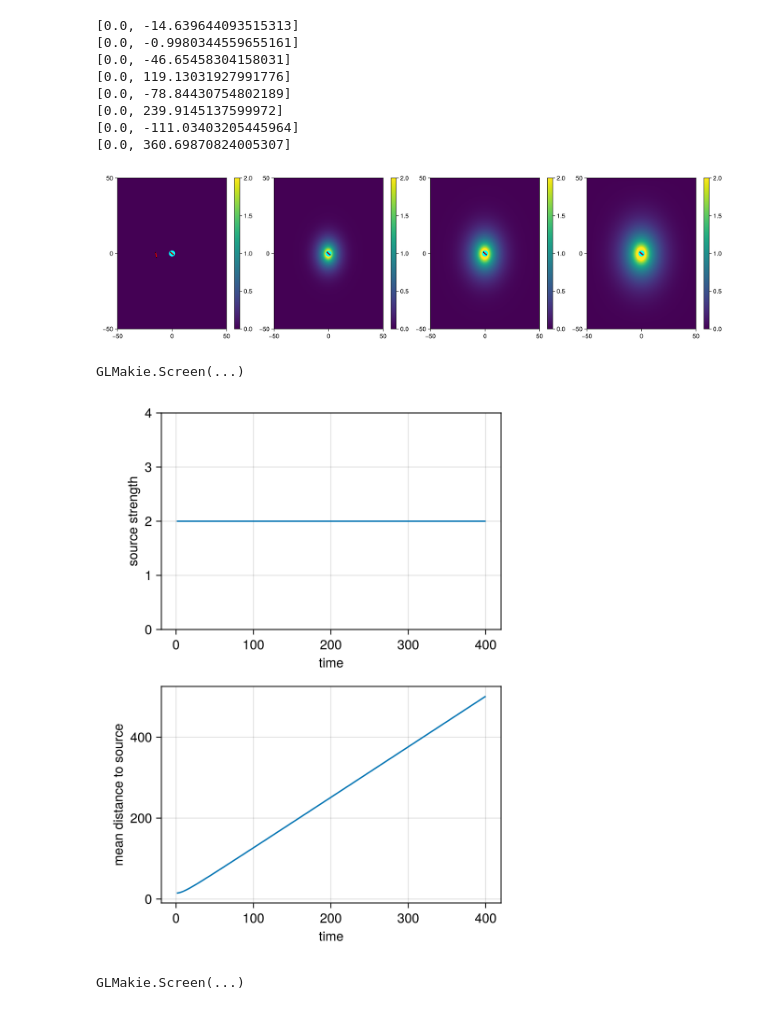
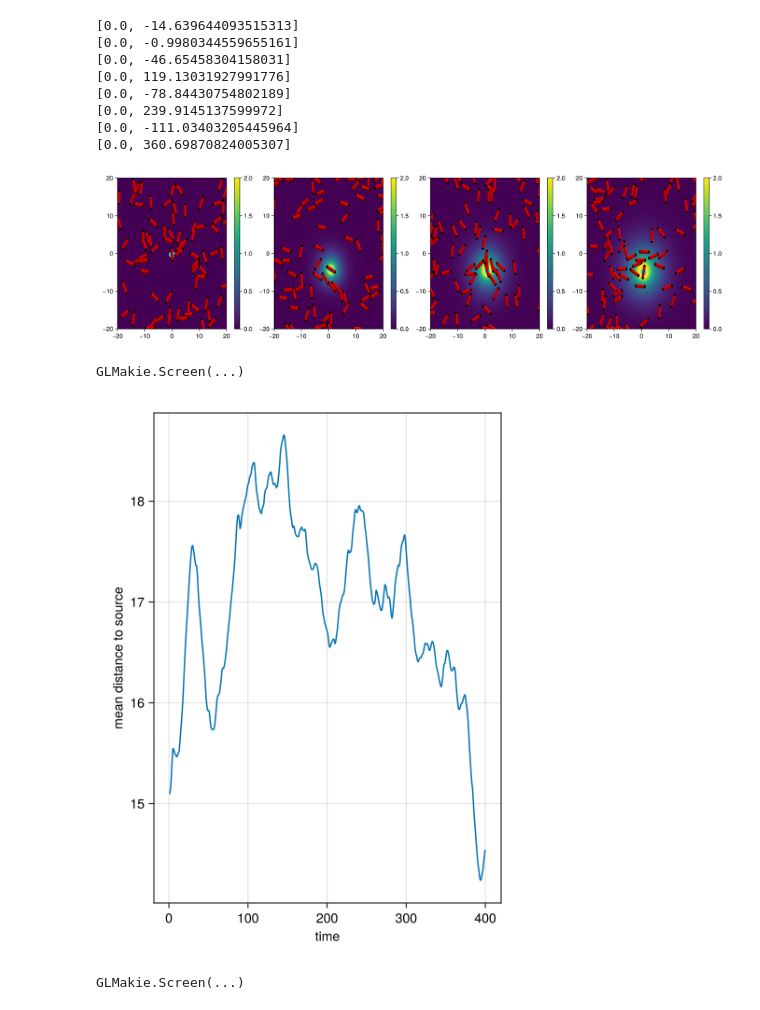
Before and after one commit to jmarib/CellBasedModels.jl, a Jupyter notebook: examples/chemorepellant_agent.ipynb, the cells around one changed output. Saved outputs shown, nothing was run; the diff lists cells and outputs as text; code cells hidden in the pictures.

```diff
--- a/examples/chemorepellant_agent.ipynb
+++ b/examples/chemorepellant_agent.ipynb
@@ -127,7 +489,7 @@ UndefVarError: UndefVarError: `CBMNeighbors` not defined
 # %%
 com = Community(
     rods2DChemotaxis;
-    N = 2,
+    N = 75,
     dt = 0.1,
     simBox = [-20.0 20.0; -20.0 20.0],
     NMedium = [200, 200]
@@ -288,14 +580,15 @@ for (j,i) in enumerate(1:round(Int,length(com)/4):length(com))
         #     d[:mm][i]
         # )
 
-        hm = heatmap!(ax,
-                # range(com.simBox[1,1],com.simBox[1,2],length=size(com.mm)[1]),
-                # range(com.simBox[2,1],com.simBox[2,2],length=size(com.mm)[1]),
-                range(-50,50,length=size(com.mm)[1]),
-                range(-50,50,length=size(com.mm)[1]),
+        m = heatmap!(ax,
+                range(com.simBox[1,1],com.simBox[1,2],length=size(com.mm)[1]),
+                range(com.simBox[2,1],com.simBox[2,2],length=size(com.mm)[1]),
                 d[:mm][i],
                 colorrange=(0,2.)
-            )
+        )
+
+        xlims!(com.simBox[1,:]...)
+        ylims!(com.simBox[2,:]...)
         # mark chemotactic source
         src = findall(d[:isSource][i])
         scatter!(
@@ -309,37 +602,36 @@ for (j,i) in enumerate(1:round(Int,length(com)/4):length(com))
         # rods
         x = Observable(d[:x][i])
         y = Observable(d[:y][i])
 
         xs1 = Observable(d[:x][i] .+ d[:l][i]./2 .* cos.(d[:theta][i]))
         ys1 = Observable(d[:y][i] .+ d[:l][i]./2 .* sin.(d[:theta][i]))
         xs2 = Observable(d[:x][i] .- d[:l][i]./2 .* cos.(d[:theta][i]))
         ys2 = Observable(d[:y][i] .- d[:l][i]./2 .* sin.(d[:theta][i]))
 
         ms = Observable([Point3f(dd/2, dd/2, 0) for dd in d[:d][i]])
         mc = Observable([Point3f(ll, dd/2, dd/2) for (ll, dd) in zip(d[:l][i], d[:d][i])])
 
         theta = Observable(d[:theta][i])
 
         plotRods2D!(
             ax,
             x, y, xs1, ys1, xs2, ys2,
             ms, mc, theta,
             color = :red
         )
 
         # xlims!(ax, com.simBox[1,:]...)
         # ylims!(ax, com.simBox[2,:]...)
-        xlims!(ax, (-50,50)...)
-        ylims!(ax, (-50,50)...)
+
 
     end
 
-    Colorbar(fig[1, 2j], hm)
+    Colorbar(fig[1, 2j], m)
 end
 
 display(fig)
 # %% [output]
-[figure, old version]
+[figure, new version]
 GLMakie.Screen(...)
 # %%
 using Statistics
@@ -364,9 +656,9 @@ mean_dist = [
 fig = Figure(size=(450, 600))
 
 ax1 = Axis(fig[1,1], xlabel="time", ylabel="mean distance to source")
-lines!(ax2, t, mean_dist)
+lines!(ax1, t, mean_dist)
 
 display(fig)
 # %% [output]
-[figure, old version]
+[figure, new version]
 GLMakie.Screen(...)
```
Also changed, not shown: parts of 9 cells of this notebook, 3 other files.
